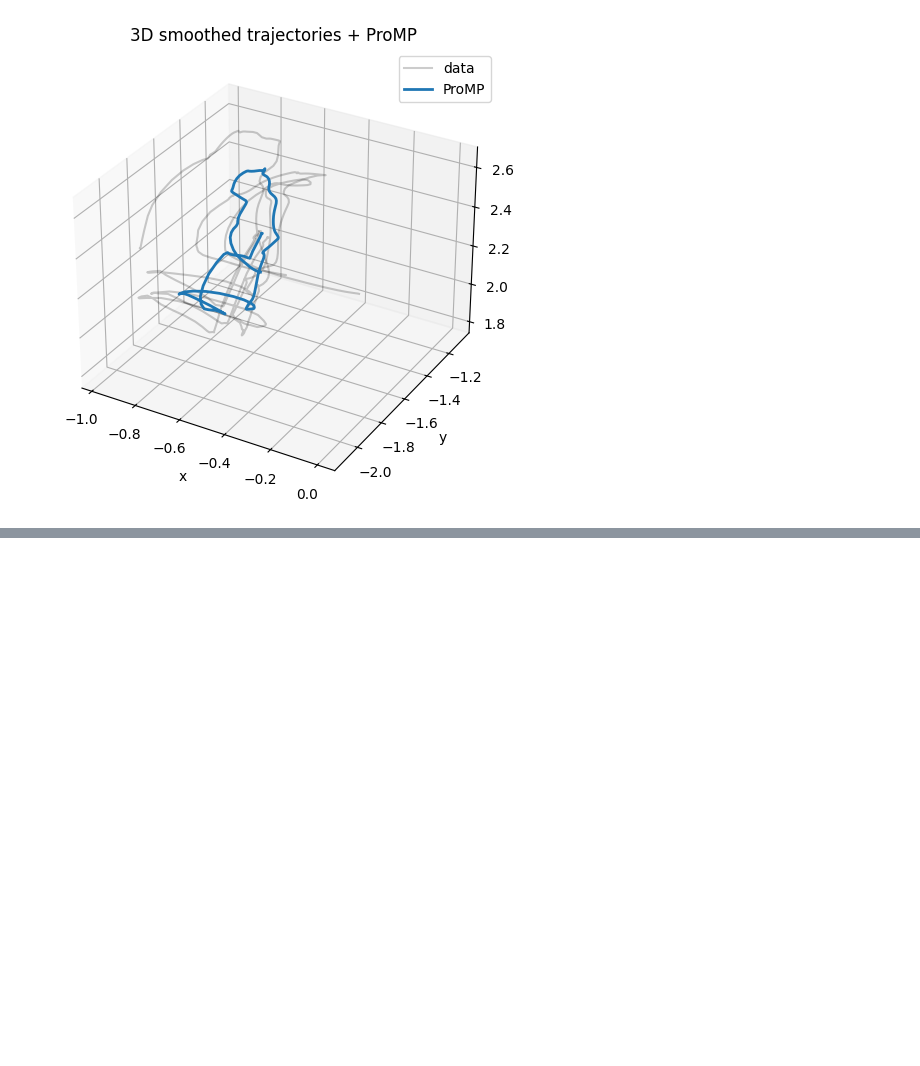
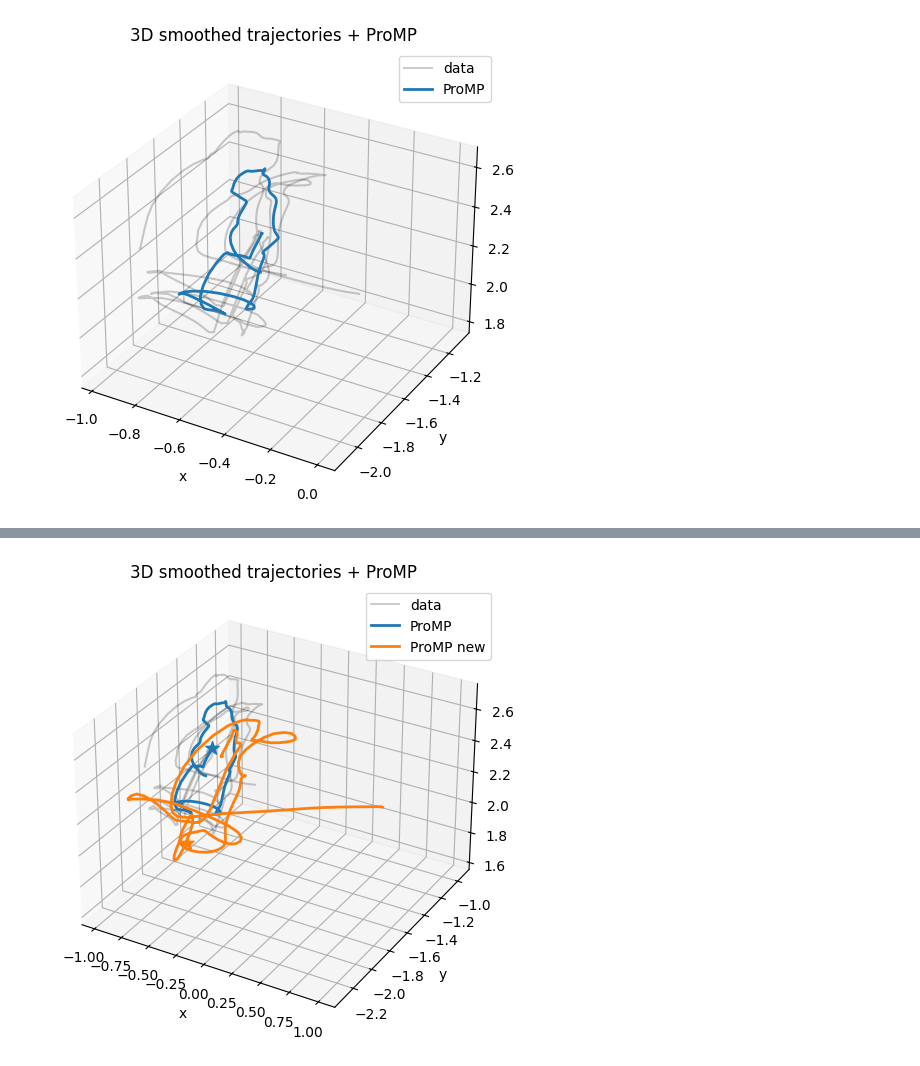
Before and after one commit to kir0ul/COMP5495_RobotLearning, a Jupyter notebook: Door+cube/ProMP.ipynb, the cells around one changed output, grey strips where cells are left out. Drawn from its saved outputs; the diff is of its cells as text; code cells hidden in the pictures; blank space fills up the shorter version.

```diff
--- a/Door+cube/ProMP.ipynb
+++ b/Door+cube/ProMP.ipynb
@@ -274,3 +324,42 @@ plt.show()
+# %%
+# with plt.style.context("ggplot"):
+fig, ax = plt.subplots(subplot_kw={"projection": "3d"})
+cmap = mpl.colormaps.get("tab10").colors
+for d_i in range(num_demos):
+    if d_i == 0:
+        ax.plot(
+            Y_smooth[d_i, :, 1],
+            Y_smooth[d_i, :, 2],
+            Y_smooth[d_i, :, 3],
+            label="data",
+            alpha=0.2,
+            c="k",
+        )
+    else:
+        ax.plot(
+            Y_smooth[d_i, :, 1],
+            Y_smooth[d_i, :, 2],
+            Y_smooth[d_i, :, 3],
+            alpha=0.2,
+            c="k",
+        )
+
+ax.plot(Y_mean[:, 0], Y_mean[:, 1], Y_mean[:, 2], lw=2, label="ProMP", color=cmap[0])
+ax.scatter(Y_mean[0, 0], Y_mean[0, 1], Y_mean[0, 2], marker="*", s=100, color=cmap[0])
+ax.plot(
+    Y_cmean[:, 0], Y_cmean[:, 1], Y_cmean[:, 2], lw=2, label="ProMP new", color=cmap[1]
+)
+ax.scatter(y_ini[0], y_ini[1], y_ini[2], marker="*", s=100, color=cmap[1])
+
+ax.set_xlabel("x")
+ax.set_ylabel("y")
+ax.set_zlabel("z")
+fig.tight_layout()
+ax.set_title("3D smoothed trajectories + ProMP")
+ax.legend(loc="best")
+plt.show()
+# %% [output]
+[figure, added]
 # %%
 # genStates = np.zeros([timesteps, stateSize])
 # genStates[:, :] = Y[0, :, :]
```
Also changed, not shown: parts of 7 cells of this notebook.
